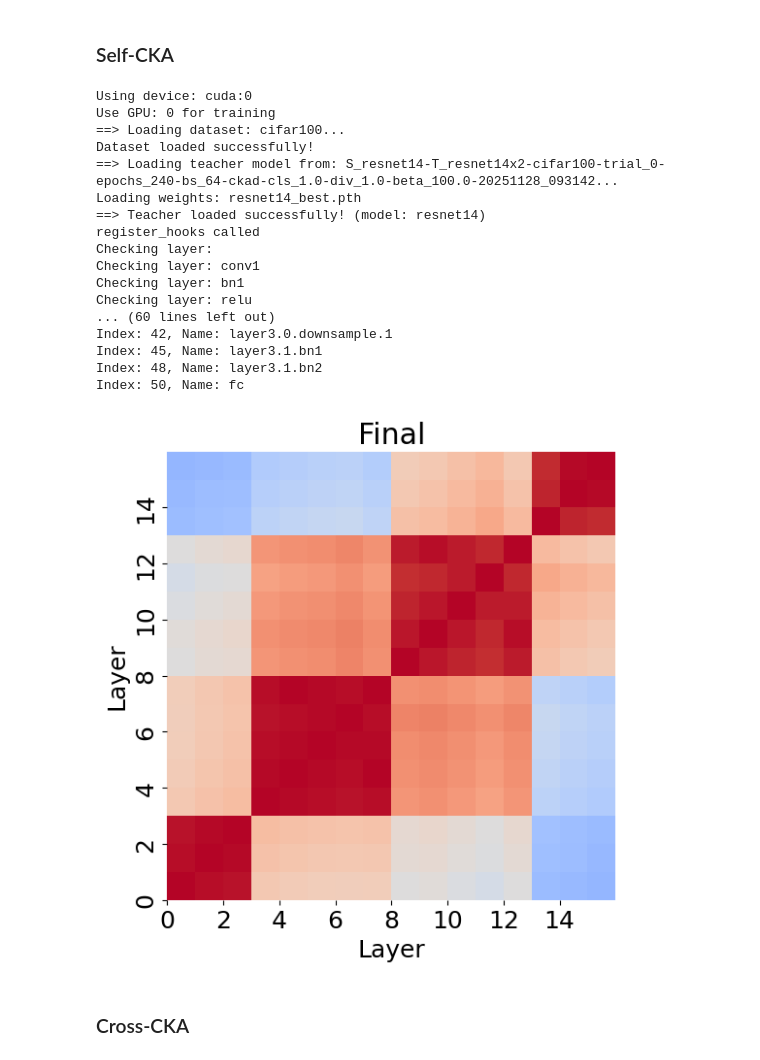
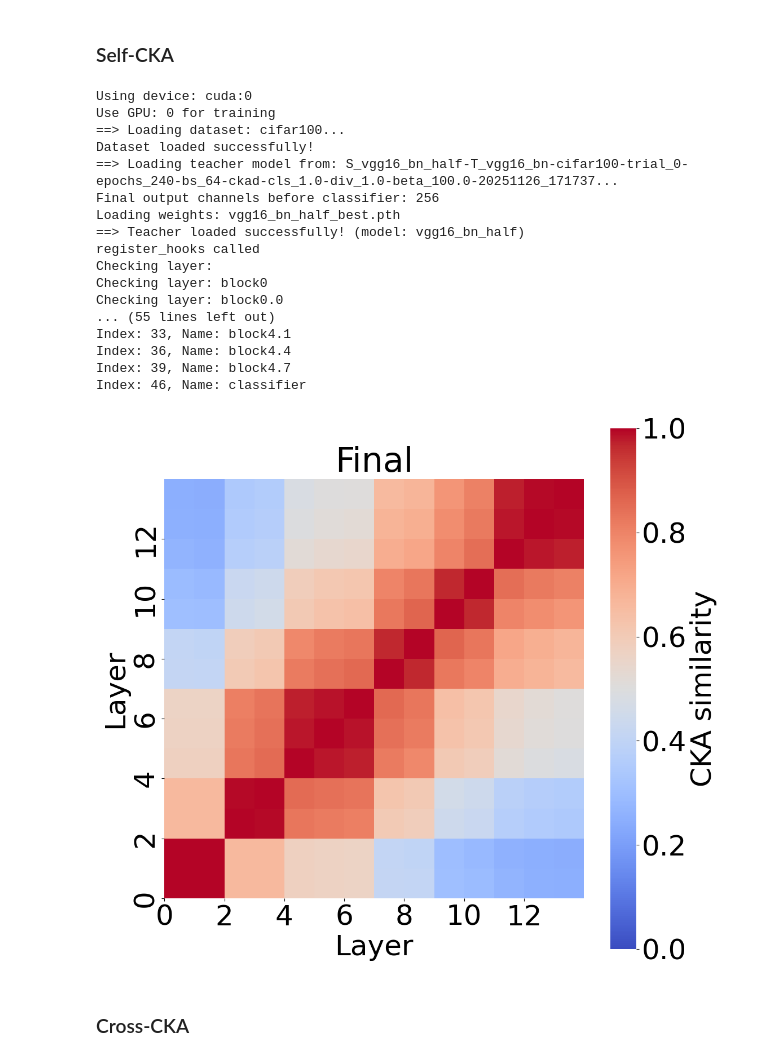
Before and after one commit to Komatsunabok/strkd0928, a Jupyter notebook: visualize/viz_ckaMtrics.ipynb, the cells around one changed output. Saved outputs shown, nothing was run; the diff lists cells and outputs as text; code cells hidden in the pictures.

```diff
--- a/visualize/viz_ckaMtrics.ipynb
+++ b/visualize/viz_ckaMtrics.ipynb
@@ -60,9 +60,9 @@ def plot_cka(df, ax=None, cmap="coolwarm", vmin=0, vmax=1, title=None, cbar=Fals
     """
     if ax is None:
         fig, ax = plt.subplots(figsize=figsize)
-    plt.rcParams['font.size'] = 18
-    plt.rcParams['xtick.labelsize'] = 18 # X軸目盛りラベル
-    plt.rcParams['ytick.labelsize'] = 18 # Y軸目盛りラベル
+    plt.rcParams['font.size'] = 36
+    plt.rcParams['xtick.labelsize'] = 36 # X軸目盛りラベル
+    plt.rcParams['ytick.labelsize'] = 36 # Y軸目盛りラベル
 
     if cbar:
         sns.heatmap(
@@ -334,13 +334,18 @@ for i in (os.listdir(base_dir)):
 ### CKAログ確認
 # %%
 import os
-model_name = "S_vgg16_bn_half-T_vgg16_bn-cifar100-trial_0-epochs_240-bs_64-kd-cls_1.0-div_1.0-beta_100.0-20251030_224208"
-# model_name = "S_vgg16_bn_half-T_vgg16_bn-cifar100-trial_0-epochs_240-bs_64-ckad-cls_1.0-div_1.0-beta_100.0-20251122_231524"
-# model_name = "S_vgg8-T_vgg16_bn-cifar100-trial_0-epochs_240-bs_64-ckad-cls_1.0-div_1.0-beta_100.0-20251123_005808"
-# model_name = "S_vgg8-T_vgg16_bn-cifar100-trial_0-epochs_240-bs_64-kd-cls_1.0-div_1.0-beta_100.0-20251123_020806"
+model_name = "vgg16_bn-cifar100-trial_0-epochs_240-bs_64-20251014_162623"
+model_name = "S_vgg16_bn_half-T_vgg16_bn-cifar100-trial_0-epochs_240-bs_64-kd-cls_1.0-div_1.0-beta_100.0-20251127_090028"
+model_name = "S_vgg16_bn_half-T_vgg16_bn-cifar100-trial_0-epochs_240-bs_64-ckad-cls_1.0-div_1.0-beta_100.0-20251126_171737"
+# model_name = "S_vgg8_bn-T_vgg16_bn-cifar100-trial_0-epochs_240-bs_64-ckad-cls_1.0-div_1.0-beta_100.0-20251127_105129"
+
+# model_name = "resnet14x2-cifar100-trial_0-epochs_240-bs_64-20251128_013110"
+model_name = "S_resnet14-T_resnet14x2-cifar100-trial_0-epochs_240-bs_64-kd-cls_1.0-div_1.0-beta_100.0-20251129_193224"
+model_name = "S_resnet14-T_resnet14x2-cifar100-trial_0-epochs_240-bs_64-ckad-cls_1.0-div_1.0-beta_100.0-20251129_204735"
+
 filename = "cka_log_" + model_name
 path = os.path.join("..", "save", "cka_logs", filename)
 files = os.listdir(path)
-# print("num of files", len(os.listdir(path)))
+print("num of files", len(os.listdir(path)))
 # for i in (os.listdir(path)):
 #     print("\"", i, "\"", ",", sep="")
@@ -542,17 +549,15 @@ def compute_cross_cka_matrix(feat_list_a, feat_list_b):
 # %% [markdown]
 ### Self-CKA
 # %%
-model_name = "vgg16_bn-cifar100-trial_0-epochs_240-bs_64-20251014_162623"
-model_name = "S_vgg16_bn_half-T_vgg16_bn-cifar100-trial_0-epochs_240-bs_64-kd-cls_1.0-div_1.0-beta_100.0-20251030_224208"
-model_name = "S_vgg16_bn_half-T_vgg16_bn-cifar100-trial_0-epochs_240-bs_64-ckad-cls_1.0-div_1.0-beta_100.0-20251122_231524"
-# model_name = "S_vgg8-T_vgg16_bn-cifar100-trial_0-epochs_240-bs_64-ckad-cls_1.0-div_1.0-beta_100.0-20251123_005808"
-# model_name = "S_vgg8-T_vgg16_bn-cifar100-trial_0-epochs_240-bs_64-kd-cls_1.0-div_1.0-beta_100.0-20251123_020806"
+# model_name = "vgg16_bn-cifar100-trial_0-epochs_240-bs_64-20251014_162623"
+model_name = "S_vgg16_bn_half-T_vgg16_bn-cifar100-trial_0-epochs_240-bs_64-kd-cls_1.0-div_1.0-beta_100.0-20251127_090028"
+model_name = "S_vgg16_bn_half-T_vgg16_bn-cifar100-trial_0-epochs_240-bs_64-ckad-cls_1.0-div_1.0-beta_100.0-20251126_171737"
+# model_name = "S_vgg8_bn-T_vgg16_bn-cifar100-trial_0-epochs_240-bs_64-ckad-cls_1.0-div_1.0-beta_100.0-20251127_105129"
 
-model_name = "resnet14x2-cifar100-trial_0-epochs_240-bs_64-20251128_013110"
-model_name = "S_resnet14-T_resnet14x2-cifar100-trial_0-epochs_240-bs_64-kd-cls_1.0-div_1.0-beta_100.0-20251128_085005"
-model_name = "S_resnet14-T_resnet14x2-cifar100-trial_0-epochs_240-bs_64-ckad-cls_1.0-div_1.0-beta_100.0-20251128_093142"
-# model_name = "S_resnet14-T_resnet14x2-cifar100-trial_0-epochs_240-bs_64-ckad-cls_1.0-div_1.0-beta_100.0-20251128_201930"
-# model_name = "S_resnet14-T_resnet14x2-cifar100-trial_0-epochs_240-bs_64-ckad-cls_1.0-div_1.0-beta_100.0-20251128_190323"
+# model_name = "resnet14x2-cifar100-trial_0-epochs_240-bs_64-20251128_013110"
+# model_name = "S_resnet14-T_resnet14x2-cifar100-trial_0-epochs_240-bs_64-kd-cls_1.0-div_1.0-beta_100.0-20251129_193224"
+# model_name = "S_resnet14-T_resnet14x2-cifar100-trial_0-epochs_240-bs_64-ckad-cls_1.0-div_1.0-beta_100.0-20251129_204735"
+
 
 feat_list = get_feature('cifar100', model_name,
                    gpu='0', batch_size=64, num_workers=2, teacher=False)
@@ -564,26 +569,26 @@ Using device: cuda:0
 Use GPU: 0 for training
 ==> Loading dataset: cifar100...
 Dataset loaded successfully!
-==> Loading teacher model from: S_resnet14-T_resnet14x2-cifar100-trial_0-epochs_240-bs_64-ckad-cls_1.0-div_1.0-beta_100.0-20251128_093142...
-Loading weights: resnet14_best.pth
-==> Teacher loaded successfully! (model: resnet14)
+==> Loading teacher model from: S_vgg16_bn_half-T_vgg16_bn-cifar100-trial_0-epochs_240-bs_64-ckad-cls_1.0-div_1.0-beta_100.0-20251126_171737...
+Final output channels before classifier: 256
+Loading weights: vgg16_bn_half_best.pth
+==> Teacher loaded successfully! (model: vgg16_bn_half)
 register_hooks called
 Checking layer:
-Checking layer: conv1
-Checking layer: bn1
-Checking layer: relu
-... (60 lines left out)
-Index: 42, Name: layer3.0.downsample.1
-Index: 45, Name: layer3.1.bn1
-Index: 48, Name: layer3.1.bn2
-Index: 50, Name: fc
+Checking layer: block0
+Checking layer: block0.0
+... (55 lines left out)
+Index: 33, Name: block4.1
+Index: 36, Name: block4.4
+Index: 39, Name: block4.7
+Index: 46, Name: classifier
 # %%
 cka_mat = compute_cka_matrix(feat_list)
 layer_names = [f"{i}" for i in range(len(feat_list))]
 
 df = pd.DataFrame(cka_mat, index=layer_names, columns=layer_names)
 
-plot_cka(df, title="Final", xlabel="Layer", ylabel="Layer", figsize=(6, 6))
+plot_cka(df, title="Final", xlabel="Layer", ylabel="Layer", figsize=(12, 12), cbar=True)
 plt.show()
 # %% [output]
-[figure, old version]
+[figure, new version]
```
Also changed, not shown: parts of 8 cells of this notebook, 4 other files.
